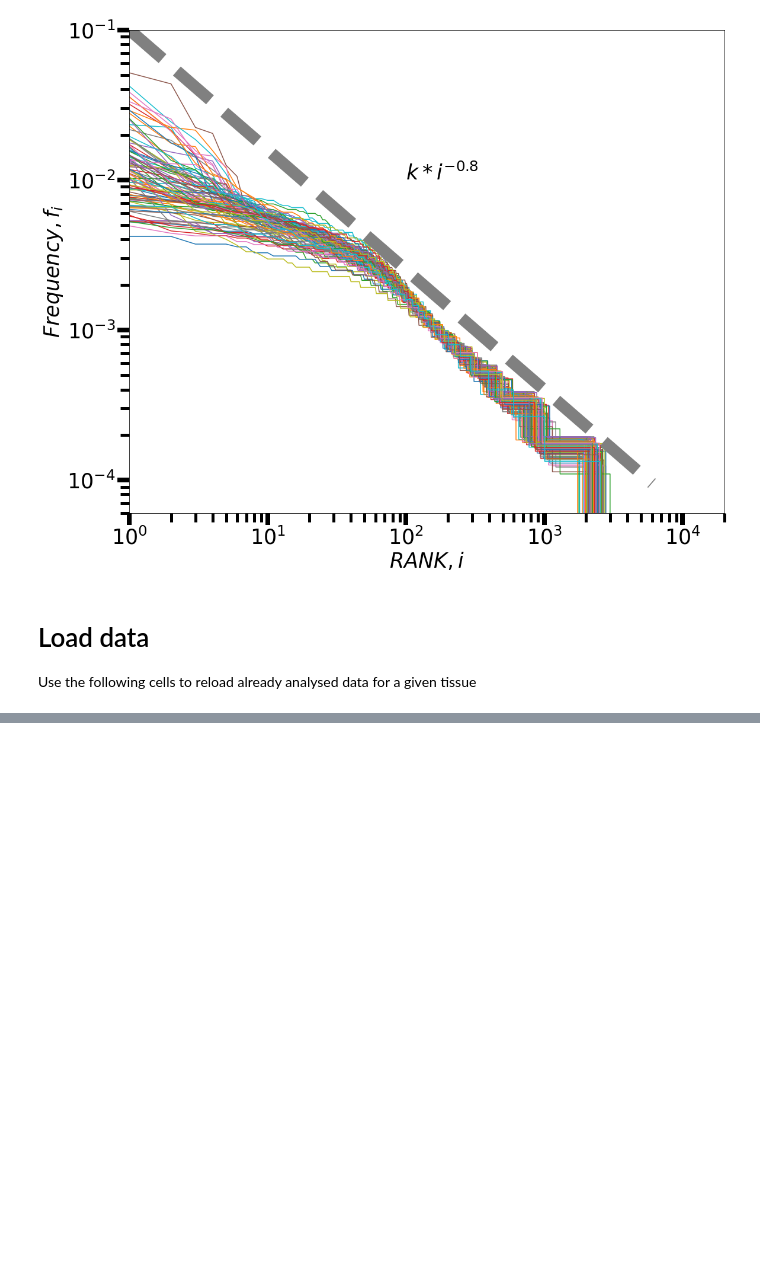
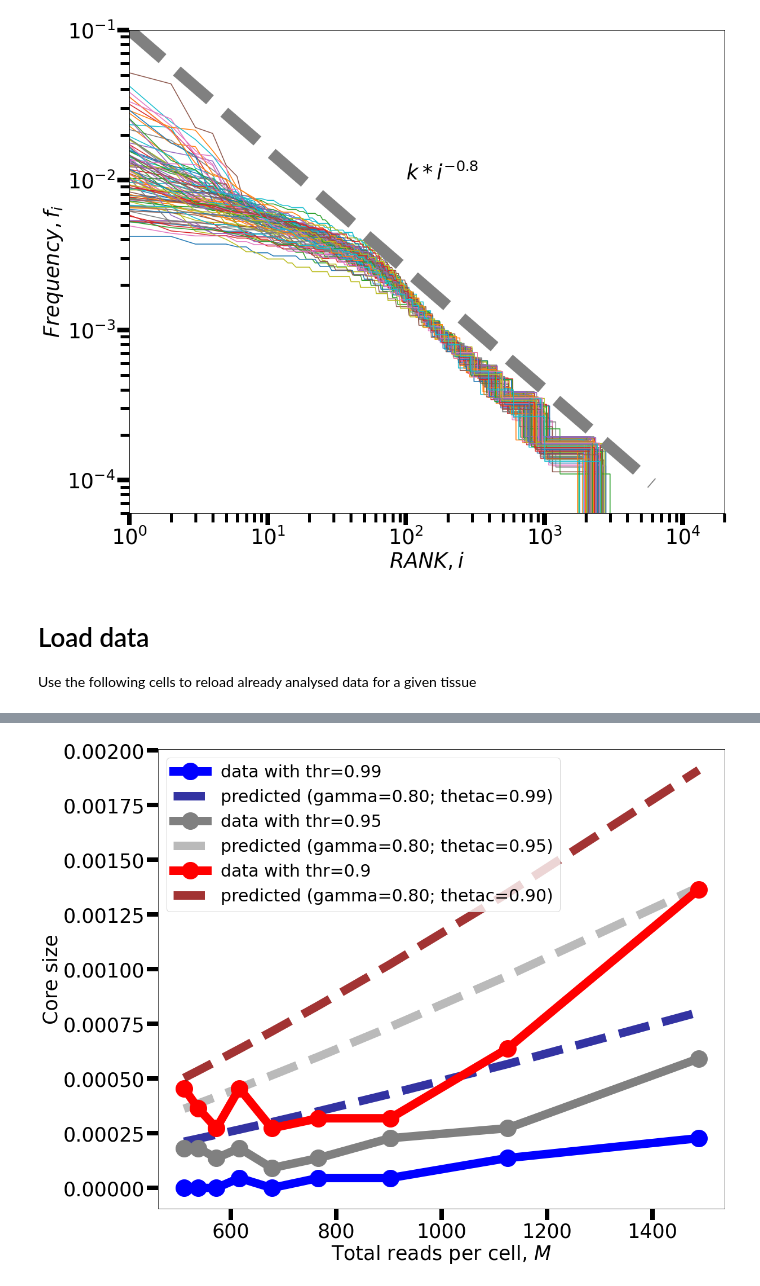
Before and after one commit to SilviaLazzardi/Emergent_Laws_in_scRNA-seq_Data, a Jupyter notebook: MouseCellAtlas/Mouse_Cell_Atlas_Data_Analysis.ipynb, the cells around one changed output, grey strips where cells are left out. Drawn from its saved outputs; the diff is of its cells as text; code cells hidden in the pictures; blank space fills up the shorter version.

```diff
--- a/MouseCellAtlas/Mouse_Cell_Atlas_Data_Analysis.ipynb
+++ b/MouseCellAtlas/Mouse_Cell_Atlas_Data_Analysis.ipynb
@@ -526,3 +545,5 @@ M = data["M"]
 cv2 = data['cv2']
 diffWords = data['diffWords']
 means_nozero = data['means_nonzero']
+# %%
+df = pd.read_csv(f"mca/mainTable_{tissue}.csv", index_col=0, header=0)
@@ -528,0 +555,18 @@ means_nozero = data['means_nonzero']
+# %%
+quantiles = np.quantile(M[M<4000].values, q=np.linspace(0,1,11))[:-1]
+#idxs = np.linspace(500,M.max(),num=20)
+
+sizes = {}
+sizes["0.99"] = []
+sizes["0.95"] = []
+sizes["0.9"] = []
+
+
+#for (m_, m) in zip(M[idxs].index[:-1], M[idxs].index[1:]):
+for (m_,m) in zip(quantiles[:-1], quantiles[1:]):
+    print(f"[{m_},{m})")
+    O = df.reindex(columns=M[(m_<=M)&(M<m)].index).dropna(how="any", axis=1).apply(lambda g: len(g[g>0])/float(len(g)), axis=1)
+    sizes["0.99"].append(len(O[O>0.99])/len(O))
+    sizes["0.95"].append(len(O[O>0.95])/len(O))
+    sizes["0.9"].append(len(O[O>0.9])/len(O))
+    del O
@@ -528,0 +606,29 @@ means_nozero = data['means_nonzero']
+# %%
+from scipy.optimize import curve_fit
+fig,ax = plt.subplots(figsize=(18,15))
+
+for (threshold,sizes_arr), color in zip(sizes.items(),["blue", "gray", "red"]):
+    ax.plot(q_means, sizes_arr, lw=15, marker="o", ms=30, c=color, label=f"data with thr={threshold}")
+    popt = [0.8, float(threshold)]
+    ax.plot(q_means, fit_teo(q_means, *popt), c="dark"+color, lw=15, ls="--", label="predicted (gamma=%.2f; thetac=%.2f)"%(popt[0],popt[1]), alpha=0.8)
+
+threshold = 0.9
+#ax.plot(q_means, sizes["0.9"], lw=15, marker="o", ms=30, c="gray", label=f"data with thr={threshold}")
+
+
+#popt, pcov = curve_fit(fit_teo, q_means, sizes["0.9"], p0=[0.8, 0.95])
+popt = [0.8, 0.9]
+#ax.plot(q_means, fit_teo(q_means, *popt), lw=15, ls="--", label="predicted (gamma=%.2f; thetac=%.2f)"%(popt[0],popt[1]), alpha=0.8, c="orange")
+
+
+ax.set_ylabel("Core size", fontsize=35)
+ax.set_xlabel("Total reads per cell, $M$", fontsize=35)
+
+ax.tick_params(labelsize=35, width=8, length=20)
+ax.tick_params(which="minor", labelsize=35, width=5, length=15)
+
+ax.legend(fontsize=30)
+plt.show()
+fig.savefig(f"U_core_prediction_{tissue}_allthr.pdf")
+# %% [output]
+[figure, added]
```
Also changed, not shown: parts of 18 cells of this notebook, 3 other files.
